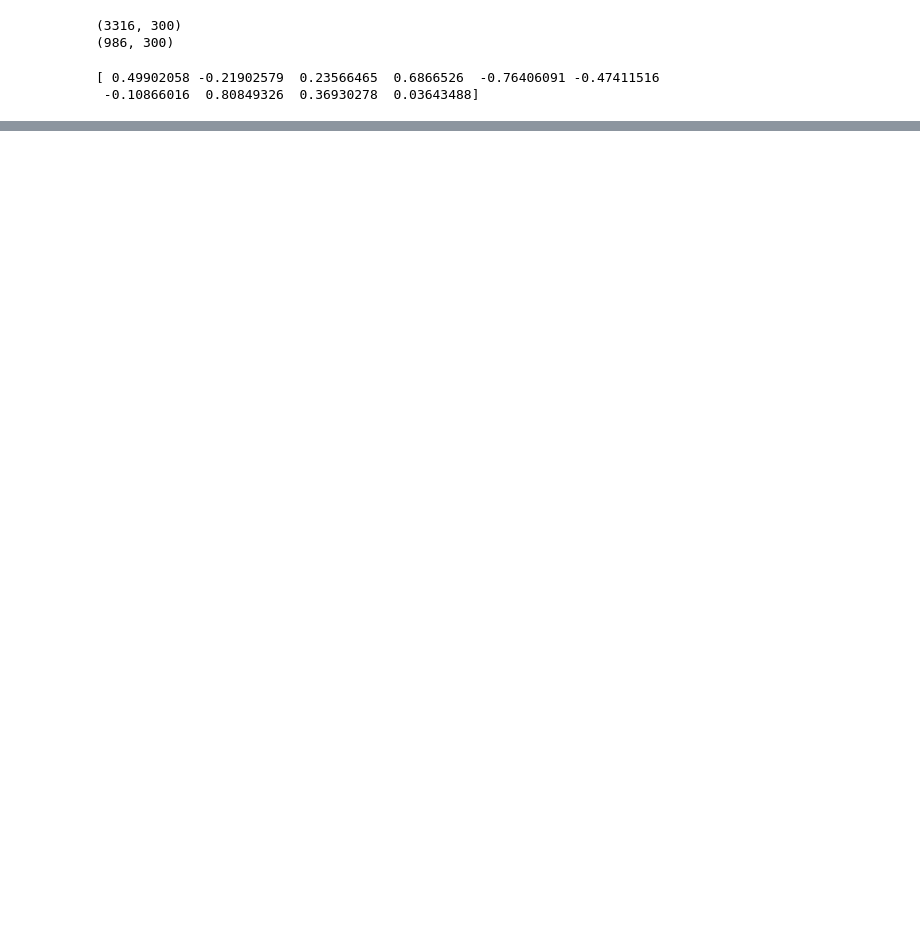
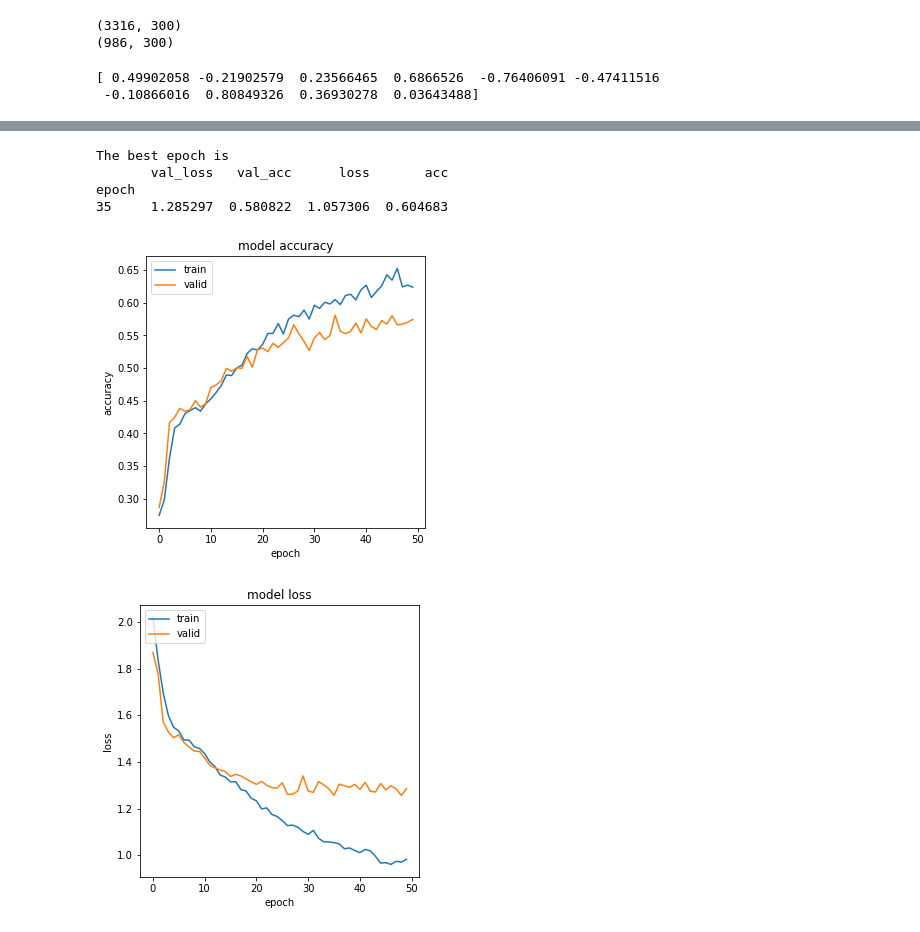
Before and after one commit to dujm/Health_PrecisionMedicine, a Jupyter notebook: notebooks/05Doc2Vec_Keras_Full_Data.ipynb, the cells around one changed output, grey strips where cells are left out. Saved outputs shown, nothing was run; the diff lists cells and outputs as text; code cells hidden in the pictures; blank space fills up the shorter version.

```diff
--- a/notebooks/05Doc2Vec_Keras_Full_Data.ipynb
+++ b/notebooks/05Doc2Vec_Keras_Full_Data.ipynb
@@ -330,0 +275,3 @@ plot_history(estimator1)
+# %%
+train_set, test_set = (text_train_arrays, \
+                         text_test_arrays)
@@ -330,0 +288,2 @@ plot_history(estimator1)
+# %%
+estimator3=build_estimator(clf,train_set, train_y, epochs=50,verbose=1)
@@ -330,0 +308,14 @@ plot_history(estimator1)
+# %%
+train_history= save_history_df(estimator3)
+print('The best epoch is ')
+print(train_history.loc[train_history['val_acc'] == train_history.val_acc.max()])
+# %% [output]
+The best epoch is
+       val_loss   val_acc      loss       acc
+epoch
+35     1.285297  0.580822  1.057306  0.604683
+# %%
+plot_history(estimator3)
+# %% [output]
+[figure, added]
+[figure, added]
```
Also changed, not shown: parts of 47 cells of this notebook.
